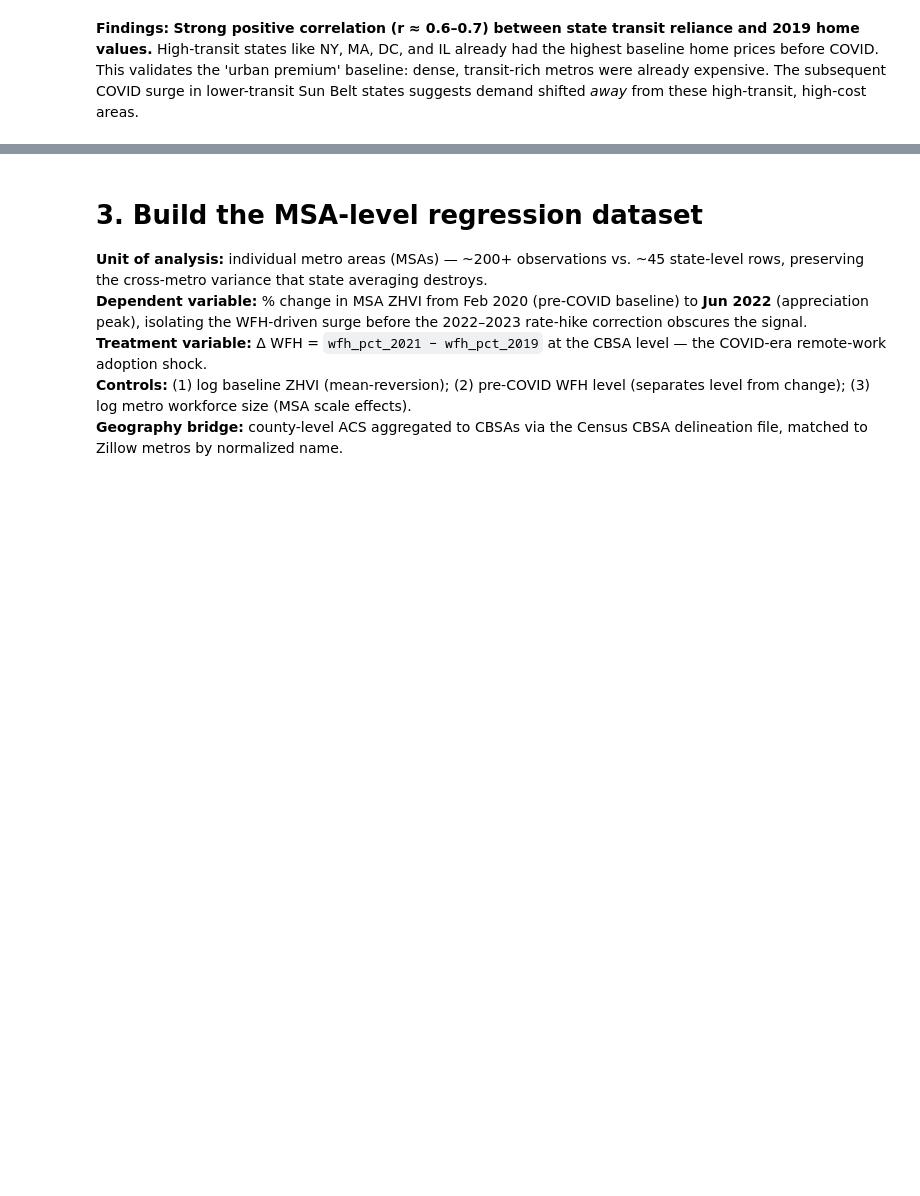
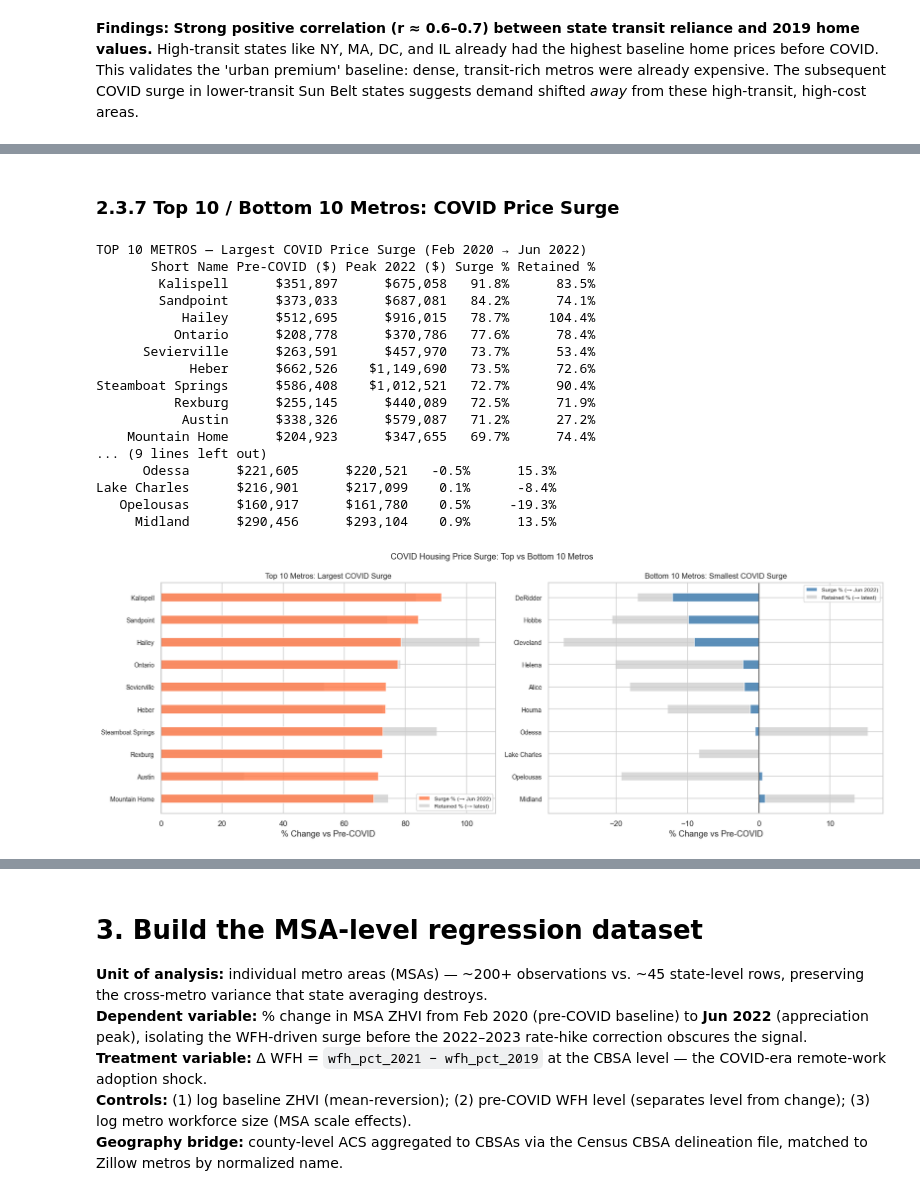
Before and after one commit to Dshreekulkarni/MATH189-FinalProject, a Jupyter notebook: Regression.ipynb, the cells around one changed output, grey strips where cells are left out. Cells and saved outputs as stored; diff of their text form; code cells hidden in the pictures; blank space fills up the shorter version.

Commit message:
Add EDA choropleth, top10/bottom10, metro scatter, and summary findings

```diff
--- a/Regression.ipynb
+++ b/Regression.ipynb
@@ -721,0 +814,69 @@ plt.show()
+# %% [markdown]
+### 2.3.7  Top 10 / Bottom 10 Metros: COVID Price Surge
+# %%
+# Build metro-level table using covid_chg (already computed in Cell 43)
+metro_table = covid_chg[['pre_covid', 'peak_2022', 'latest', 'surge_pct', 'retain_pct']].copy()
+metro_table.columns = ['Pre-COVID ($)', 'Peak 2022 ($)', 'Latest ($)', 'Surge %', 'Retained %']
+metro_table['Short Name'] = metro_table.index.str.replace(r',.*', '', regex=True)
+
+top10  = metro_table.nlargest(10, 'Surge %')
+bot10  = metro_table.nsmallest(10, 'Surge %')
+
+print('TOP 10 METROS — Largest COVID Price Surge (Feb 2020 → Jun 2022)')
+print(top10[['Short Name', 'Pre-COVID ($)', 'Peak 2022 ($)', 'Surge %', 'Retained %']]
+      .assign(**{'Pre-COVID ($)':  lambda d: d['Pre-COVID ($)'].map('${:,.0f}'.format),
+                 'Peak 2022 ($)':  lambda d: d['Peak 2022 ($)'].map('${:,.0f}'.format),
+                 'Surge %':        lambda d: d['Surge %'].map('{:.1f}%'.format),
+                 'Retained %':     lambda d: d['Retained %'].map('{:.1f}%'.format)})
+      .to_string(index=False))
+
+print()
+print('BOTTOM 10 METROS — Smallest COVID Price Surge (Feb 2020 → Jun 2022)')
+print(bot10[['Short Name', 'Pre-COVID ($)', 'Peak 2022 ($)', 'Surge %', 'Retained %']]
+      .assign(**{'Pre-COVID ($)':  lambda d: d['Pre-COVID ($)'].map('${:,.0f}'.format),
+                 'Peak 2022 ($)':  lambda d: d['Peak 2022 ($)'].map('${:,.0f}'.format),
+                 'Surge %':        lambda d: d['Surge %'].map('{:.1f}%'.format),
+                 'Retained %':     lambda d: d['Retained %'].map('{:.1f}%'.format)})
+      .to_string(index=False))
+
+# Visualization
+fig, axes = plt.subplots(1, 2, figsize=(16, 6))
+
+for ax, df_s, title, color in [
+    (axes[0], top10,  'Top 10 Metros: Largest COVID Surge',    'coral'),
+    (axes[1], bot10,  'Bottom 10 Metros: Smallest COVID Surge', 'steelblue'),
+]:
+    x = np.arange(len(df_s))
+    ax.barh(x, df_s['Surge %'],     color=color,      alpha=0.85, height=0.4, label='Surge % (→ Jun 2022)')
+    ax.barh(x, df_s['Retained %'],  color='lightgray', alpha=0.85, height=0.4,
+            left=0, label='Retained % (→ latest)', zorder=0)
+    ax.set_yticks(x)
+    ax.set_yticklabels(df_s['Short Name'], fontsize=9)
+    ax.invert_yaxis()
+    ax.axvline(0, color='black', lw=0.8)
+    ax.set_xlabel('% Change vs Pre-COVID')
+    ax.set_title(title, fontsize=11)
+    ax.legend(fontsize=8)
+
+plt.suptitle('COVID Housing Price Surge: Top vs Bottom 10 Metros', fontsize=12)
+plt.tight_layout()
+plt.show()
+# %% [output]
+TOP 10 METROS — Largest COVID Price Surge (Feb 2020 → Jun 2022)
+       Short Name Pre-COVID ($) Peak 2022 ($) Surge % Retained %
+        Kalispell      $351,897      $675,058   91.8%      83.5%
+        Sandpoint      $373,033      $687,081   84.2%      74.1%
+           Hailey      $512,695      $916,015   78.7%     104.4%
+          Ontario      $208,778      $370,786   77.6%      78.4%
+      Sevierville      $263,591      $457,970   73.7%      53.4%
+            Heber      $662,526    $1,149,690   73.5%      72.6%
+Steamboat Springs      $586,408    $1,012,521   72.7%      90.4%
+          Rexburg      $255,145      $440,089   72.5%      71.9%
+           Austin      $338,326      $579,087   71.2%      27.2%
+    Mountain Home      $204,923      $347,655   69.7%      74.4%
+... (9 lines left out)
+      Odessa      $221,605      $220,521   -0.5%      15.3%
+Lake Charles      $216,901      $217,099    0.1%      -8.4%
+   Opelousas      $160,917      $161,780    0.5%     -19.3%
+     Midland      $290,456      $293,104    0.9%      13.5%
+[figure, added]
```
Also changed, not shown: parts of 27 cells of this notebook.
